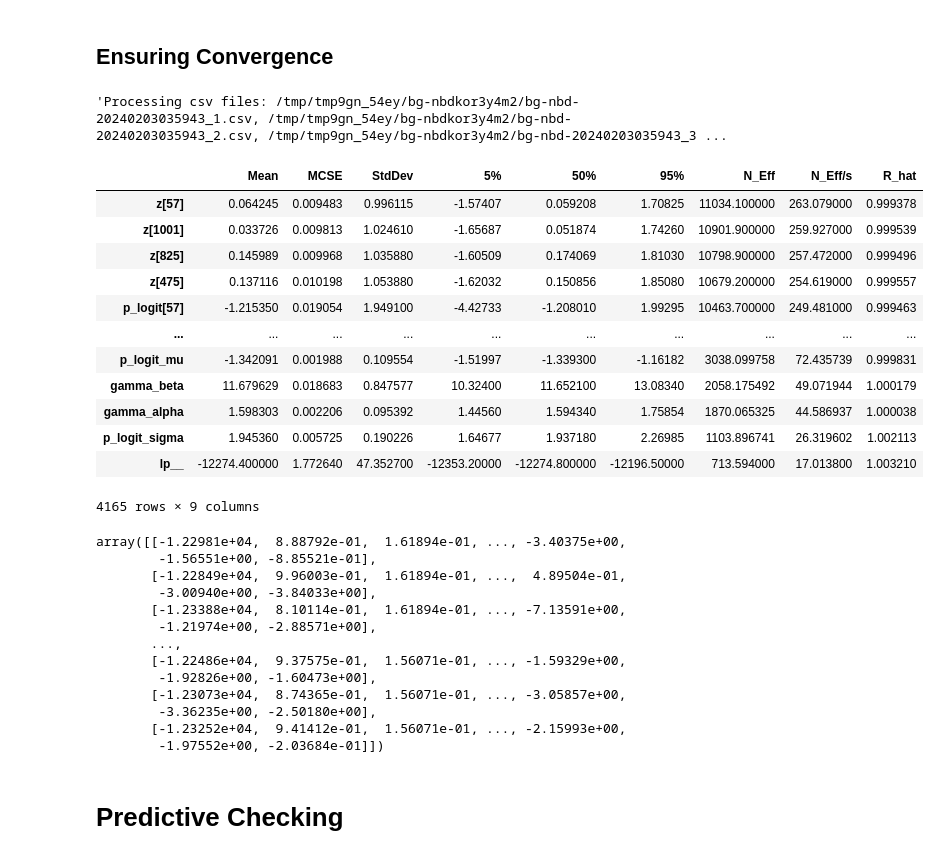
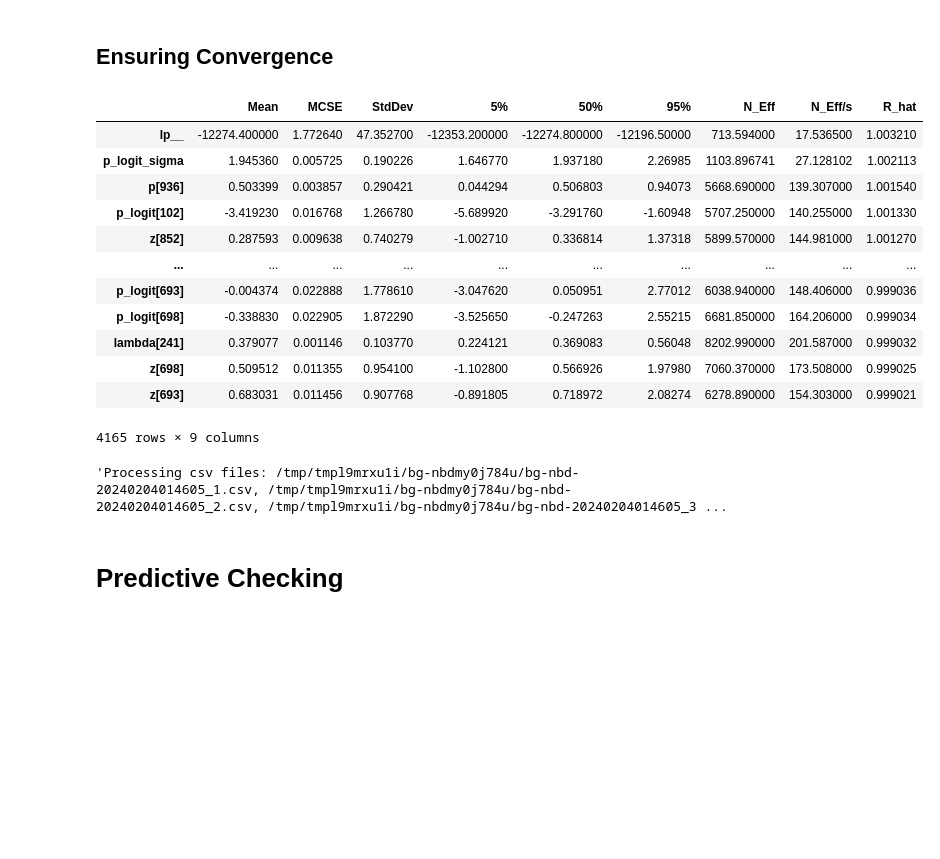
Before and after one commit to braydentang1/InterestingBayesModels, a Jupyter notebook: BG-NBD/model.ipynb, the cells around one changed output. Saved outputs shown, nothing was run; the diff lists cells and outputs as text; code cells hidden in the pictures; blank space fills up the shorter version.

```diff
--- a/BG-NBD/model.ipynb
+++ b/BG-NBD/model.ipynb
@@ -210,0 +162,3 @@ Consider re-running with show_console=True if the above output is unclear!
+# %%
+model = BG_NBD("stan/bg-nbd.stan", seed=1234)
+model.fit(train_processed, chains=4)
@@ -211,6 +198,2 @@ Consider re-running with show_console=True if the above output is unclear!
 # %% [markdown]
 ## Ensuring Convergence
-# %%
-samples.diagnose()
-# %% [output]
-'Processing csv files: /tmp/tmp9gn_54ey/bg-nbdkor3y4m2/bg-nbd-20240203035943_1.csv, /tmp/tmp9gn_54ey/bg-nbdkor3y4m2/bg-nbd-20240203035943_2.csv, /tmp/tmp9gn_54ey/bg-nbdkor3y4m2/bg-nbd-20240203035943_3 ...
@@ -219,34 +200,22 @@ diagnostics = samples.summary()
-# %%
-diagnostics.sort_values("N_Eff", ascending=False)
-# %% [output]
-|  | Mean | MCSE | StdDev | 5% | 50% | 95% | N_Eff | N_Eff/s | R_hat |
-| z[57] | 0.064245 | 0.009483 | 0.996115 | -1.57407 | 0.059208 | 1.70825 | 11034.100000 | 263.079000 | 0.999378 |
-| z[1001] | 0.033726 | 0.009813 | 1.024610 | -1.65687 | 0.051874 | 1.74260 | 10901.900000 | 259.927000 | 0.999539 |
-| z[825] | 0.145989 | 0.009968 | 1.035880 | -1.60509 | 0.174069 | 1.81030 | 10798.900000 | 257.472000 | 0.999496 |
-| z[475] | 0.137116 | 0.010198 | 1.053880 | -1.62032 | 0.150856 | 1.85080 | 10679.200000 | 254.619000 | 0.999557 |
-| p_logit[57] | -1.215350 | 0.019054 | 1.949100 | -4.42733 | -1.208010 | 1.99295 | 10463.700000 | 249.481000 | 0.999463 |
-| ... | ... | ... | ... | ... | ... | ... | ... | ... | ... |
-| p_logit_mu | -1.342091 | 0.001988 | 0.109554 | -1.51997 | -1.339300 | -1.16182 | 3038.099758 | 72.435739 | 0.999831 |
-| gamma_beta | 11.679629 | 0.018683 | 0.847577 | 10.32400 | 11.652100 | 13.08340 | 2058.175492 | 49.071944 | 1.000179 |
-| gamma_alpha | 1.598303 | 0.002206 | 0.095392 | 1.44560 | 1.594340 | 1.75854 | 1870.065325 | 44.586937 | 1.000038 |
-| p_logit_sigma | 1.945360 | 0.005725 | 0.190226 | 1.64677 | 1.937180 | 2.26985 | 1103.896741 | 26.319602 | 1.002113 |
-| lp__ | -12274.400000 | 1.772640 | 47.352700 | -12353.20000 | -12274.800000 | -12196.50000 | 713.594000 | 17.013800 | 1.003210 |
-4165 rows × 9 columns
-# %%
-samples_array = samples.draws(concat_chains=True)
-# %% [output]
-array([[-1.22981e+04,  8.88792e-01,  1.61894e-01, ..., -3.40375e+00,
-        -1.56551e+00, -8.85521e-01],
-       [-1.22849e+04,  9.96003e-01,  1.61894e-01, ...,  4.89504e-01,
-        -3.00940e+00, -3.84033e+00],
-       [-1.23388e+04,  8.10114e-01,  1.61894e-01, ..., -7.13591e+00,
-        -1.21974e+00, -2.88571e+00],
-       ...,
-       [-1.22486e+04,  9.37575e-01,  1.56071e-01, ..., -1.59329e+00,
-        -1.92826e+00, -1.60473e+00],
-       [-1.23073e+04,  8.74365e-01,  1.56071e-01, ..., -3.05857e+00,
-        -3.36235e+00, -2.50180e+00],
-       [-1.23252e+04,  9.41412e-01,  1.56071e-01, ..., -2.15993e+00,
-        -1.97552e+00, -2.03684e-01]])
+# %%
+model.summary_table()
+# %% [output]
+|  | Mean | MCSE | StdDev | 5% | 50% | 95% | N_Eff | N_Eff/s | R_hat |
+| lp__ | -12274.400000 | 1.772640 | 47.352700 | -12353.200000 | -12274.800000 | -12196.50000 | 713.594000 | 17.536500 | 1.003210 |
+| p_logit_sigma | 1.945360 | 0.005725 | 0.190226 | 1.646770 | 1.937180 | 2.26985 | 1103.896741 | 27.128102 | 1.002113 |
+| p[936] | 0.503399 | 0.003857 | 0.290421 | 0.044294 | 0.506803 | 0.94073 | 5668.690000 | 139.307000 | 1.001540 |
+| p_logit[102] | -3.419230 | 0.016768 | 1.266780 | -5.689920 | -3.291760 | -1.60948 | 5707.250000 | 140.255000 | 1.001330 |
+| z[852] | 0.287593 | 0.009638 | 0.740279 | -1.002710 | 0.336814 | 1.37318 | 5899.570000 | 144.981000 | 1.001270 |
+| ... | ... | ... | ... | ... | ... | ... | ... | ... | ... |
+| p_logit[693] | -0.004374 | 0.022888 | 1.778610 | -3.047620 | 0.050951 | 2.77012 | 6038.940000 | 148.406000 | 0.999036 |
+| p_logit[698] | -0.338830 | 0.022905 | 1.872290 | -3.525650 | -0.247263 | 2.55215 | 6681.850000 | 164.206000 | 0.999034 |
+| lambda[241] | 0.379077 | 0.001146 | 0.103770 | 0.224121 | 0.369083 | 0.56048 | 8202.990000 | 201.587000 | 0.999032 |
+| z[698] | 0.509512 | 0.011355 | 0.954100 | -1.102800 | 0.566926 | 1.97980 | 7060.370000 | 173.508000 | 0.999025 |
+| z[693] | 0.683031 | 0.011456 | 0.907768 | -0.891805 | 0.718972 | 2.08274 | 6278.890000 | 154.303000 | 0.999021 |
+4165 rows × 9 columns
+# %%
+model.diagnostics()
+# %% [output]
+'Processing csv files: /tmp/tmpl9mrxu1i/bg-nbdmy0j784u/bg-nbd-20240204014605_1.csv, /tmp/tmpl9mrxu1i/bg-nbdmy0j784u/bg-nbd-20240204014605_2.csv, /tmp/tmpl9mrxu1i/bg-nbdmy0j784u/bg-nbd-20240204014605_3 ...
 # %% [markdown]
 # Predictive Checking
```
Also changed, not shown: parts of 11 cells of this notebook, 1 other file.
